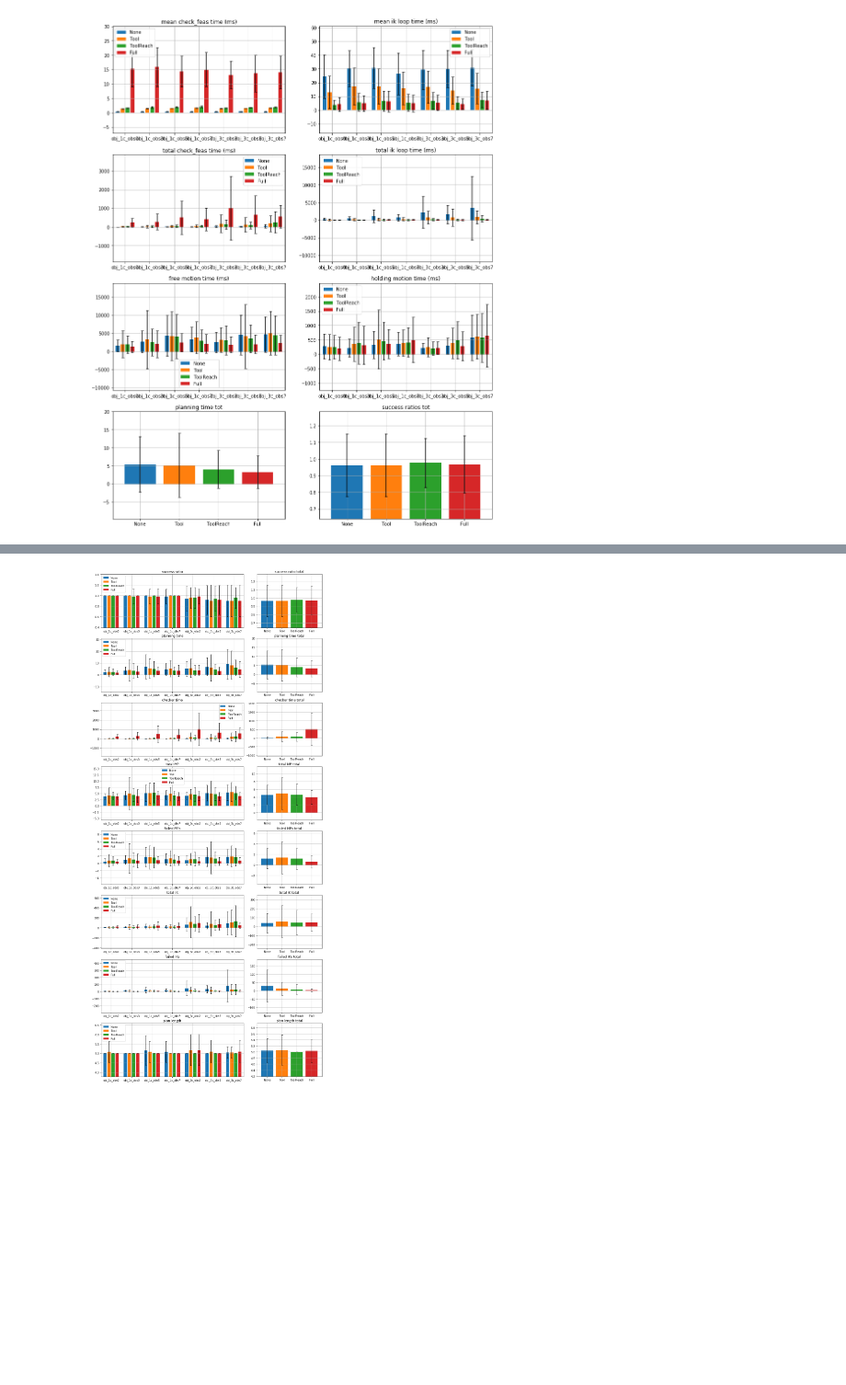
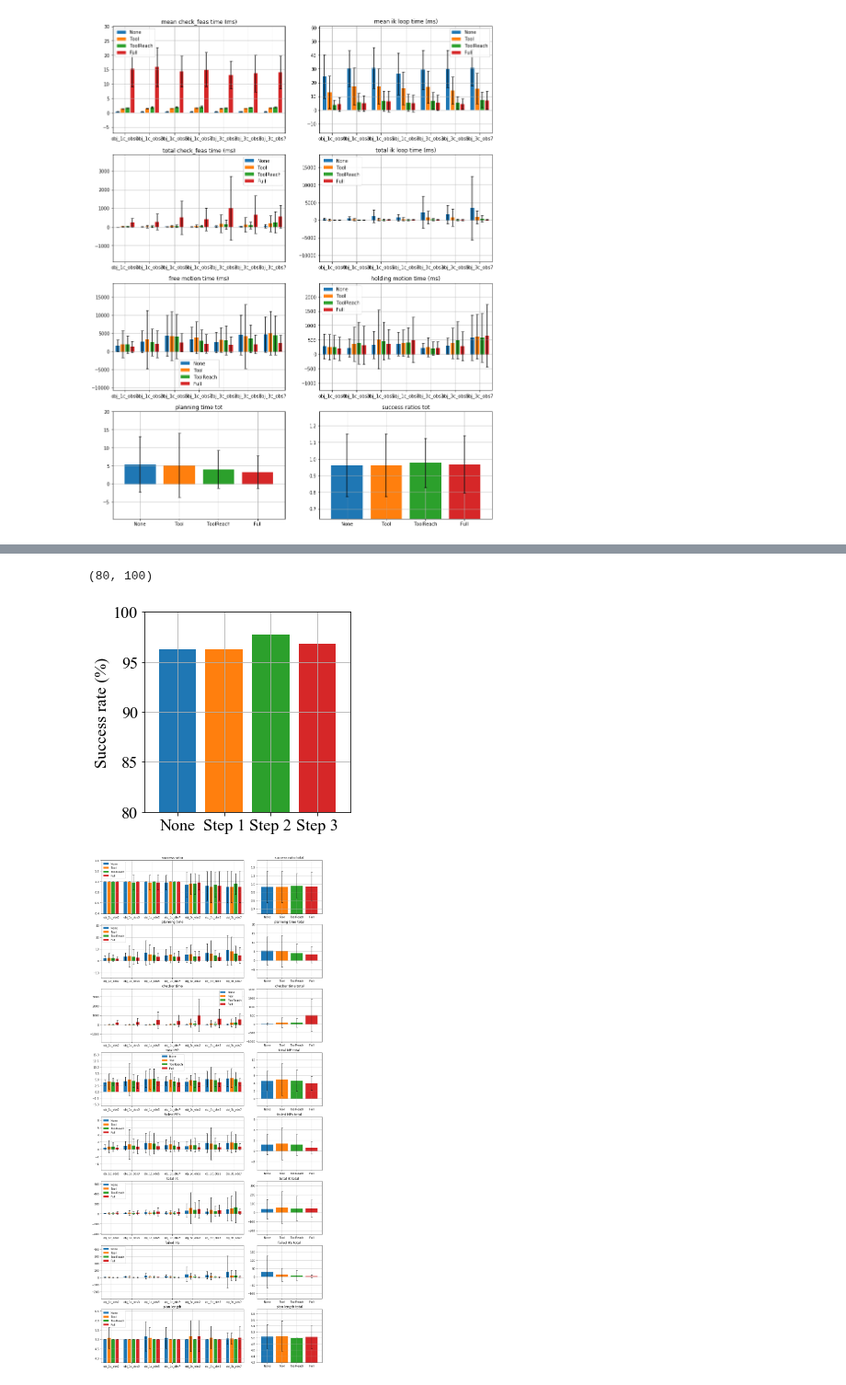
Before and after one commit to rnb-disinfection/rnb-planning, a Jupyter notebook: src/scripts/developing/pddlstream/[TEST] PDDLStream-print-results.ipynb, the cells around one changed output, grey strips where cells are left out. Shown at 92% size. Cells and saved outputs as stored; diff of their text form; code cells hidden in the pictures; blank space fills up the shorter version.

```diff
--- a/src/scripts/developing/pddlstream/[TEST] PDDLStream-print-results.ipynb
+++ b/src/scripts/developing/pddlstream/[TEST] PDDLStream-print-results.ipynb
@@ -91,0 +95,4 @@ Text(0.5,1,'success ratios tot')
+# %%
+for resdict in resdat_all.values():
+    for k, v in resdict.items():
+        resdict[XLABEL_DICT[k]] = v
@@ -92,3 +114,22 @@ Text(0.5,1,'success ratios tot')
+# %%
+plt.rcParams['font.size'] = 18
+plt.rcParams["font.family"] = "Times New Roman"
+plt.rcParams['lines.linewidth'] = 2
+
+fig = plt.figure(figsize=(4,4))
+ax = plt.subplot(1,1,1)
+
+succ_dict = extract_values(resdat_all, ["success"])
+for k, v in succ_dict.items():
+    for kk, vv in v.items():
+        v[kk] = np.multiply(np.array(vv, dtype=np.float), 100)
+_ = grouped_bar(succ_dict, average_all=True, options=XLABEL_LIST, show_bar=False)
+plt.ylabel("Success rate (%)")
+plt.ylim(80,100)
+# plt.title("success ratios tot")
+# %% [output]
+(80, 100)
+[figure, added]
 # %%
 plt.figure(figsize=(15,35))
 
```
Also changed, not shown: parts of 2 cells of this notebook, 3 other files.
